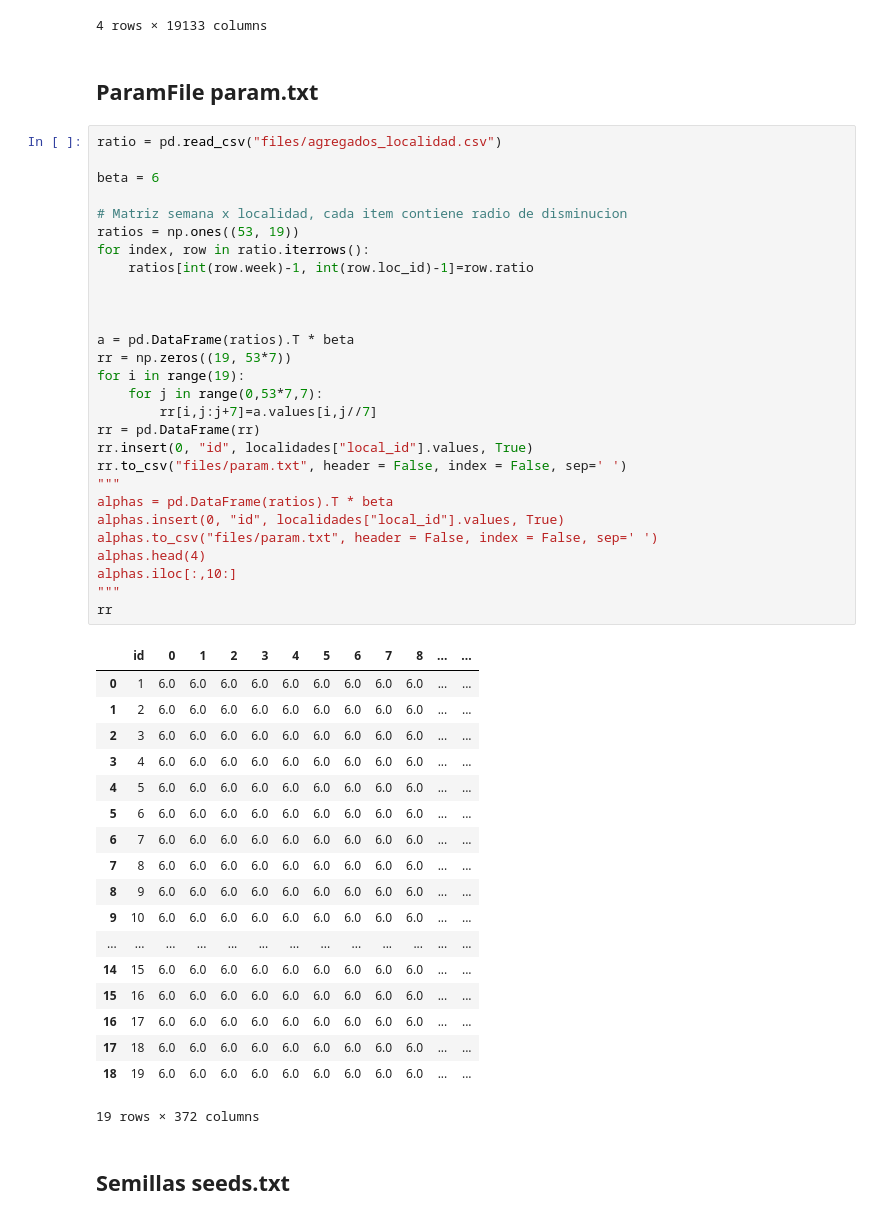
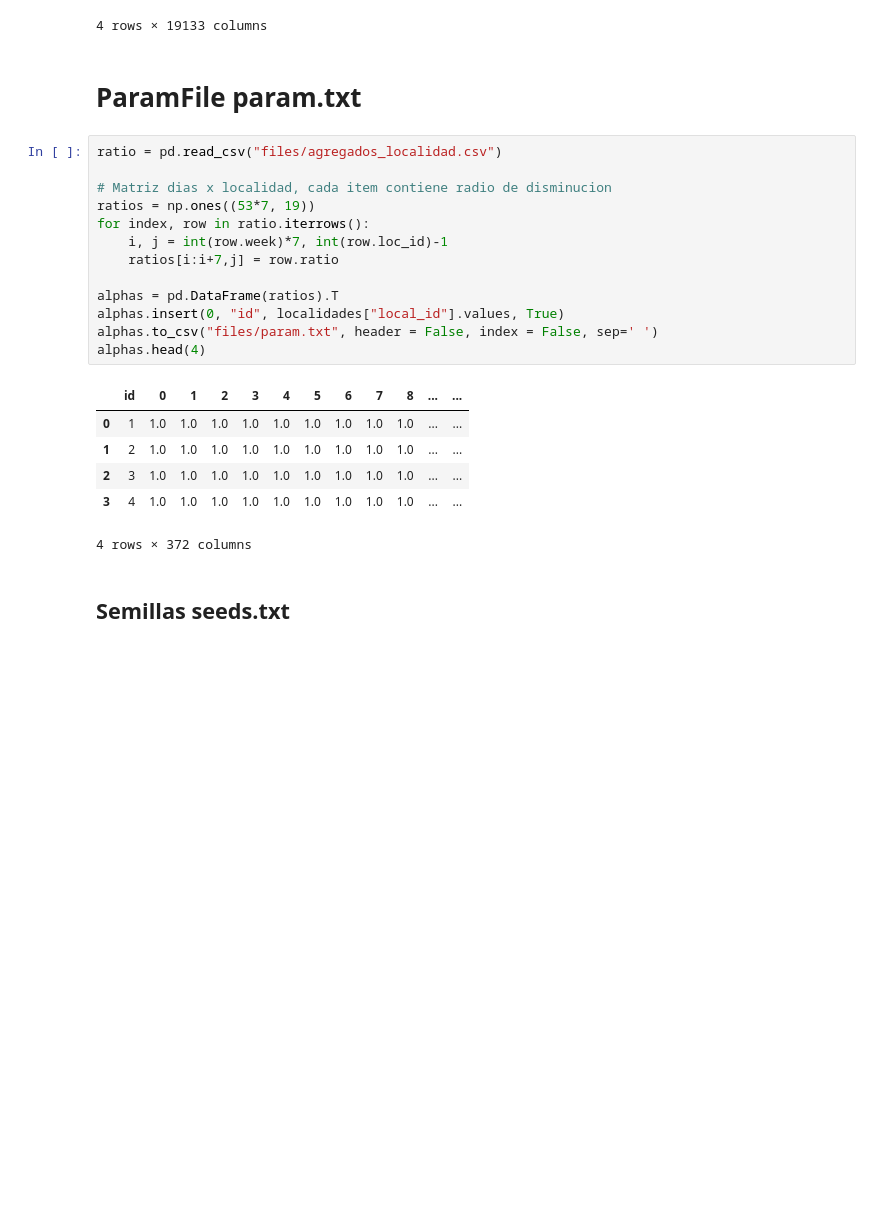
Before and after one commit to eilinlunam/PatchSim-modificado, a Jupyter notebook: Modelo_Bogotá.ipynb, the cells around one changed output. Cells and saved outputs as stored; diff of their text form; blank space fills up the shorter version.

```diff
--- a/Modelo_Bogotá.ipynb
+++ b/Modelo_Bogotá.ipynb
@@ -154,54 +156,27 @@ df.T
 | hbw | 0.4647 | 0.069091 | 0.00925 | 0.033299 | 0.024774 | 0.007146 | 0.035622 | 0.029503 | 0.013231 | 0.029674 | ... | ... |
 4 rows × 19133 columns
 # %% [markdown]
-## ParamFile param.txt
+# ParamFile param.txt
 # %%
 ratio = pd.read_csv("files/agregados_localidad.csv")
 
-beta = 6
+# Matriz dias x localidad, cada item contiene radio de disminucion
+ratios = np.ones((53*7, 19))
+for index, row in ratio.iterrows():
+    i, j = int(row.week)*7, int(row.loc_id)-1
+    ratios[i:i+7,j] = row.ratio
 
-# Matriz semana x localidad, cada item contiene radio de disminucion
-ratios = np.ones((53, 19))
-for index, row in ratio.iterrows():
-    ratios[int(row.week)-1, int(row.loc_id)-1]=row.ratio
-
-
-
-a = pd.DataFrame(ratios).T * beta
-rr = np.zeros((19, 53*7))
-for i in range(19):
-    for j in range(0,53*7,7):
-        rr[i,j:j+7]=a.values[i,j//7]
-rr = pd.DataFrame(rr)
-rr.insert(0, "id", localidades["local_id"].values, True)
-rr.to_csv("files/param.txt", header = False, index = False, sep=' ')
-"""
-alphas = pd.DataFrame(ratios).T * beta
+alphas = pd.DataFrame(ratios).T
 alphas.insert(0, "id", localidades["local_id"].values, True)
 alphas.to_csv("files/param.txt", header = False, index = False, sep=' ')
 alphas.head(4)
-alphas.iloc[:,10:]
-"""
-rr
 # %% [output]
 |  | id | 0 | 1 | 2 | 3 | 4 | 5 | 6 | 7 | 8 | ... | ... |
-| 0 | 1 | 6.0 | 6.0 | 6.0 | 6.0 | 6.0 | 6.0 | 6.0 | 6.0 | 6.0 | ... | ... |
-| 1 | 2 | 6.0 | 6.0 | 6.0 | 6.0 | 6.0 | 6.0 | 6.0 | 6.0 | 6.0 | ... | ... |
-| 2 | 3 | 6.0 | 6.0 | 6.0 | 6.0 | 6.0 | 6.0 | 6.0 | 6.0 | 6.0 | ... | ... |
-| 3 | 4 | 6.0 | 6.0 | 6.0 | 6.0 | 6.0 | 6.0 | 6.0 | 6.0 | 6.0 | ... | ... |
-| 4 | 5 | 6.0 | 6.0 | 6.0 | 6.0 | 6.0 | 6.0 | 6.0 | 6.0 | 6.0 | ... | ... |
-| 5 | 6 | 6.0 | 6.0 | 6.0 | 6.0 | 6.0 | 6.0 | 6.0 | 6.0 | 6.0 | ... | ... |
-| 6 | 7 | 6.0 | 6.0 | 6.0 | 6.0 | 6.0 | 6.0 | 6.0 | 6.0 | 6.0 | ... | ... |
-| 7 | 8 | 6.0 | 6.0 | 6.0 | 6.0 | 6.0 | 6.0 | 6.0 | 6.0 | 6.0 | ... | ... |
-| 8 | 9 | 6.0 | 6.0 | 6.0 | 6.0 | 6.0 | 6.0 | 6.0 | 6.0 | 6.0 | ... | ... |
-| 9 | 10 | 6.0 | 6.0 | 6.0 | 6.0 | 6.0 | 6.0 | 6.0 | 6.0 | 6.0 | ... | ... |
-| ... | ... | ... | ... | ... | ... | ... | ... | ... | ... | ... | ... | ... |
-| 14 | 15 | 6.0 | 6.0 | 6.0 | 6.0 | 6.0 | 6.0 | 6.0 | 6.0 | 6.0 | ... | ... |
-| 15 | 16 | 6.0 | 6.0 | 6.0 | 6.0 | 6.0 | 6.0 | 6.0 | 6.0 | 6.0 | ... | ... |
-| 16 | 17 | 6.0 | 6.0 | 6.0 | 6.0 | 6.0 | 6.0 | 6.0 | 6.0 | 6.0 | ... | ... |
-| 17 | 18 | 6.0 | 6.0 | 6.0 | 6.0 | 6.0 | 6.0 | 6.0 | 6.0 | 6.0 | ... | ... |
-| 18 | 19 | 6.0 | 6.0 | 6.0 | 6.0 | 6.0 | 6.0 | 6.0 | 6.0 | 6.0 | ... | ... |
+| 0 | 1 | 1.0 | 1.0 | 1.0 | 1.0 | 1.0 | 1.0 | 1.0 | 1.0 | 1.0 | ... | ... |
+| 1 | 2 | 1.0 | 1.0 | 1.0 | 1.0 | 1.0 | 1.0 | 1.0 | 1.0 | 1.0 | ... | ... |
+| 2 | 3 | 1.0 | 1.0 | 1.0 | 1.0 | 1.0 | 1.0 | 1.0 | 1.0 | 1.0 | ... | ... |
+| 3 | 4 | 1.0 | 1.0 | 1.0 | 1.0 | 1.0 | 1.0 | 1.0 | 1.0 | 1.0 | ... | ... |
-19 rows × 372 columns
+4 rows × 372 columns
 # %% [markdown]
 ## Semillas seeds.txt
 # %%
```
Also changed, not shown: parts of 11 cells of this notebook, 7 other files.
